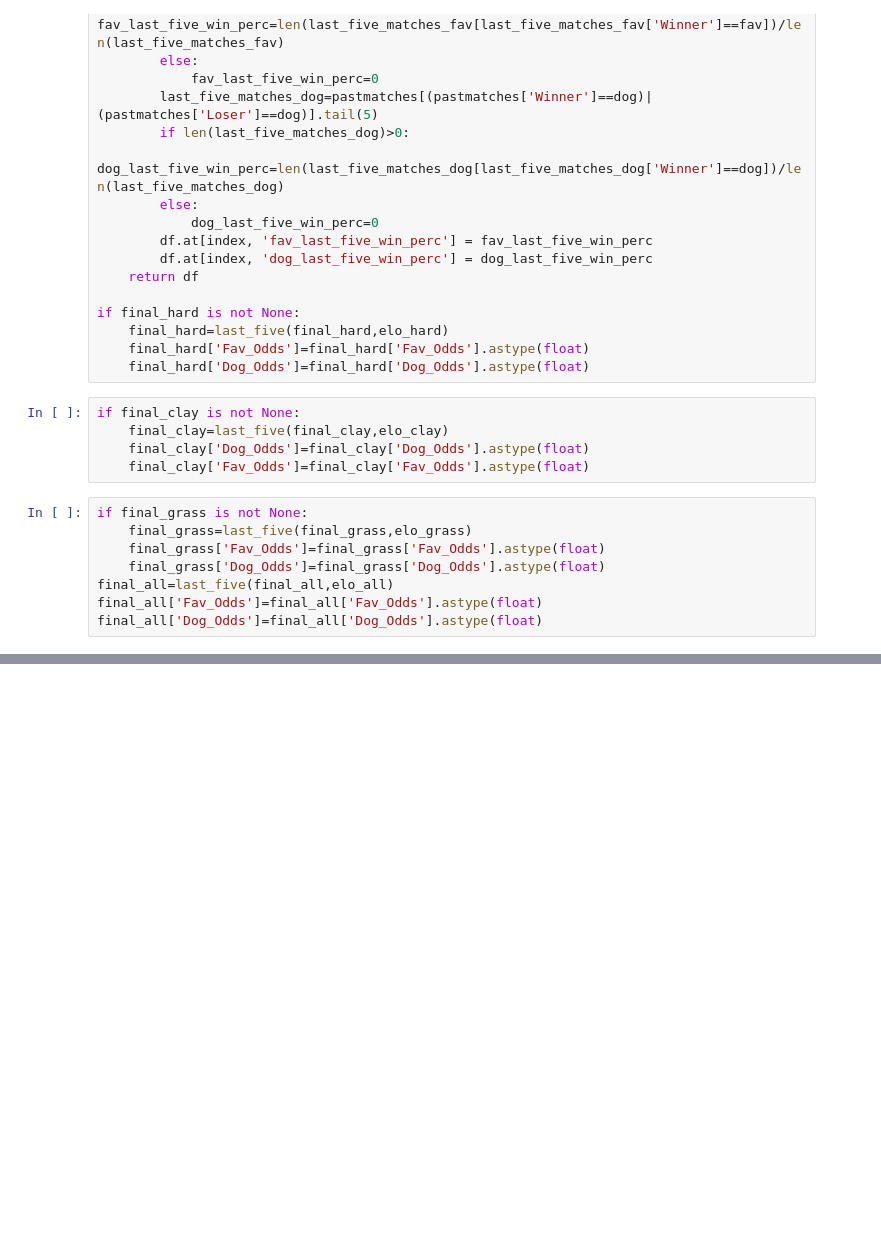
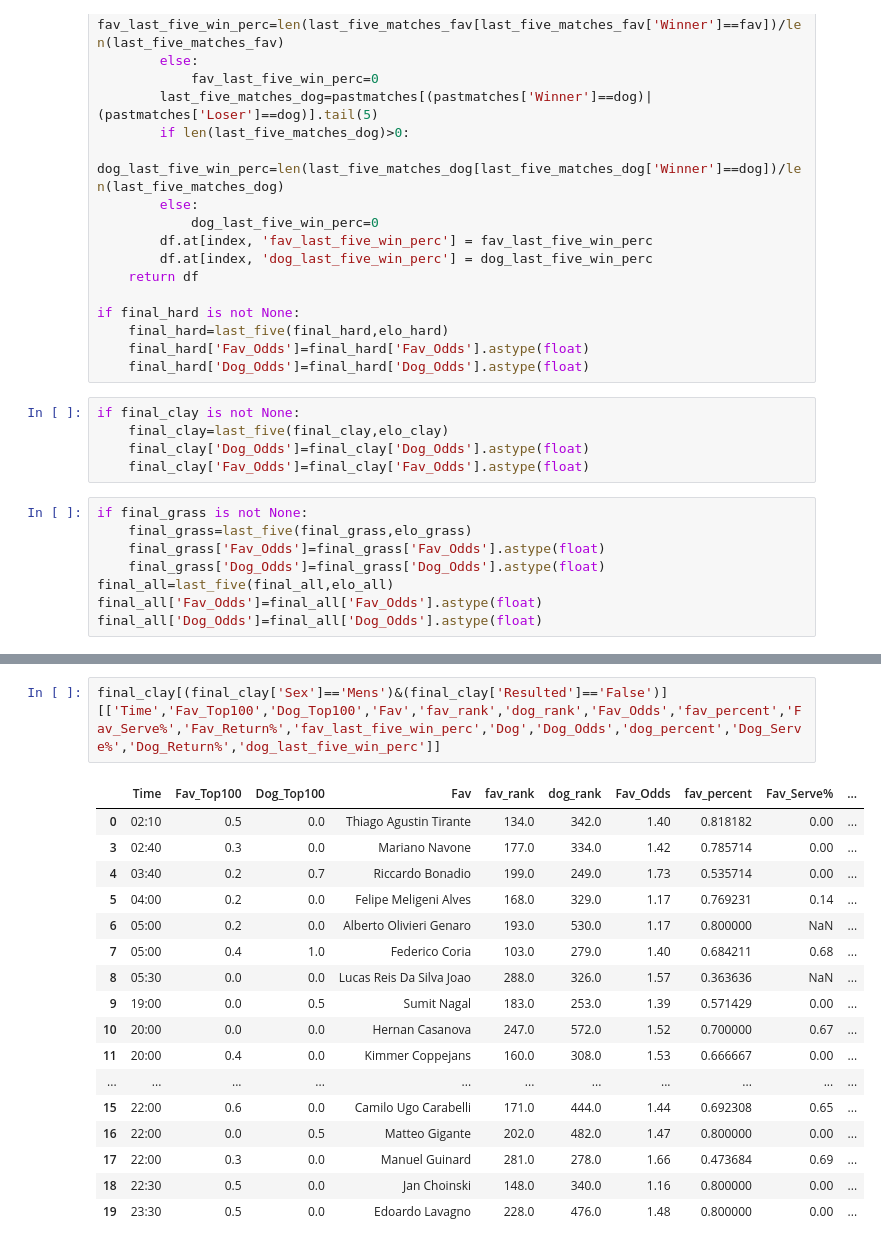
Before and after one commit to Witwolski/tennis_atp, a Jupyter notebook: ranking_analysis_new.ipynb, the cells around one changed output, grey strips where cells are left out. Saved outputs shown, nothing was run; the diff lists cells and outputs as text; blank space fills up the shorter version.

```diff
--- a/ranking_analysis_new.ipynb
+++ b/ranking_analysis_new.ipynb
@@ -401,0 +443,20 @@ final_grass[(final_grass['Sex']=='Mens')&(final_grass['Resulted']=='False')][['T
+# %%
+final_clay[(final_clay['Sex']=='Mens')&(final_clay['Resulted']=='False')][['Time','Fav_Top100','Dog_Top100','Fav','fav_rank','dog_rank','Fav_Odds','fav_percent','Fav_Serve%','Fav_Return%','fav_last_five_win_perc','Dog','Dog_Odds','dog_percent','Dog_Serve%','Dog_Return%','dog_last_five_win_perc']]
+# %% [output]
+|  | Time | Fav_Top100 | Dog_Top100 | Fav | fav_rank | dog_rank | Fav_Odds | fav_percent | Fav_Serve% | ... |
+| 0 | 02:10 | 0.5 | 0.0 | Thiago Agustin Tirante | 134.0 | 342.0 | 1.40 | 0.818182 | 0.00 | ... |
+| 3 | 02:40 | 0.3 | 0.0 | Mariano Navone | 177.0 | 334.0 | 1.42 | 0.785714 | 0.00 | ... |
+| 4 | 03:40 | 0.2 | 0.7 | Riccardo Bonadio | 199.0 | 249.0 | 1.73 | 0.535714 | 0.00 | ... |
+| 5 | 04:00 | 0.2 | 0.0 | Felipe Meligeni Alves | 168.0 | 329.0 | 1.17 | 0.769231 | 0.14 | ... |
+| 6 | 05:00 | 0.2 | 0.0 | Alberto Olivieri Genaro | 193.0 | 530.0 | 1.17 | 0.800000 | NaN | ... |
+| 7 | 05:00 | 0.4 | 1.0 | Federico Coria | 103.0 | 279.0 | 1.40 | 0.684211 | 0.68 | ... |
+| 8 | 05:30 | 0.0 | 0.0 | Lucas Reis Da Silva Joao | 288.0 | 326.0 | 1.57 | 0.363636 | NaN | ... |
+| 9 | 19:00 | 0.0 | 0.5 | Sumit Nagal | 183.0 | 253.0 | 1.39 | 0.571429 | 0.00 | ... |
+| 10 | 20:00 | 0.0 | 0.0 | Hernan Casanova | 247.0 | 572.0 | 1.52 | 0.700000 | 0.67 | ... |
+| 11 | 20:00 | 0.4 | 0.0 | Kimmer Coppejans | 160.0 | 308.0 | 1.53 | 0.666667 | 0.00 | ... |
+| ... | ... | ... | ... | ... | ... | ... | ... | ... | ... | ... |
+| 15 | 22:00 | 0.6 | 0.0 | Camilo Ugo Carabelli | 171.0 | 444.0 | 1.44 | 0.692308 | 0.65 | ... |
+| 16 | 22:00 | 0.0 | 0.5 | Matteo Gigante | 202.0 | 482.0 | 1.47 | 0.800000 | 0.00 | ... |
+| 17 | 22:00 | 0.3 | 0.0 | Manuel Guinard | 281.0 | 278.0 | 1.66 | 0.473684 | 0.69 | ... |
+| 18 | 22:30 | 0.5 | 0.0 | Jan Choinski | 148.0 | 340.0 | 1.16 | 0.800000 | 0.00 | ... |
+| 19 | 23:30 | 0.5 | 0.0 | Edoardo Lavagno | 228.0 | 476.0 | 1.48 | 0.800000 | 0.00 | ... |
```
Also changed, not shown: parts of 15 cells of this notebook, 5 other files.
